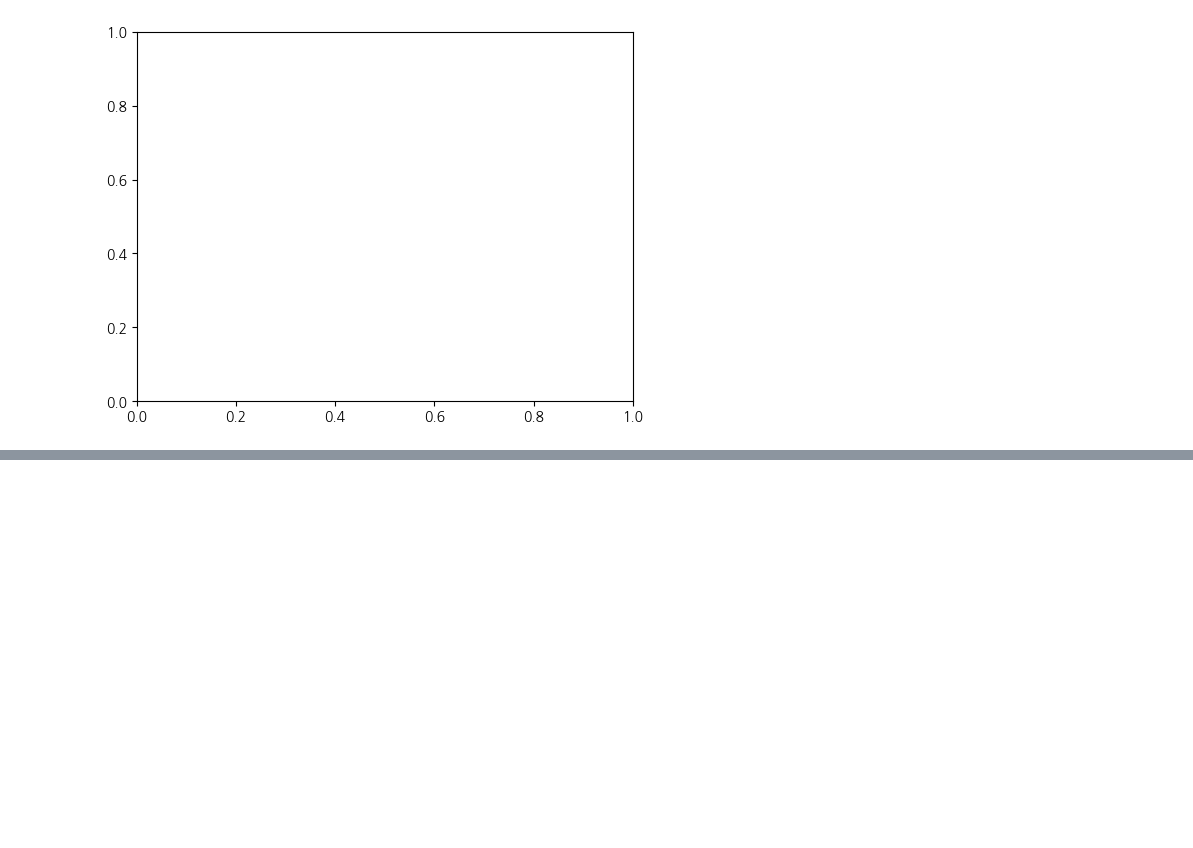
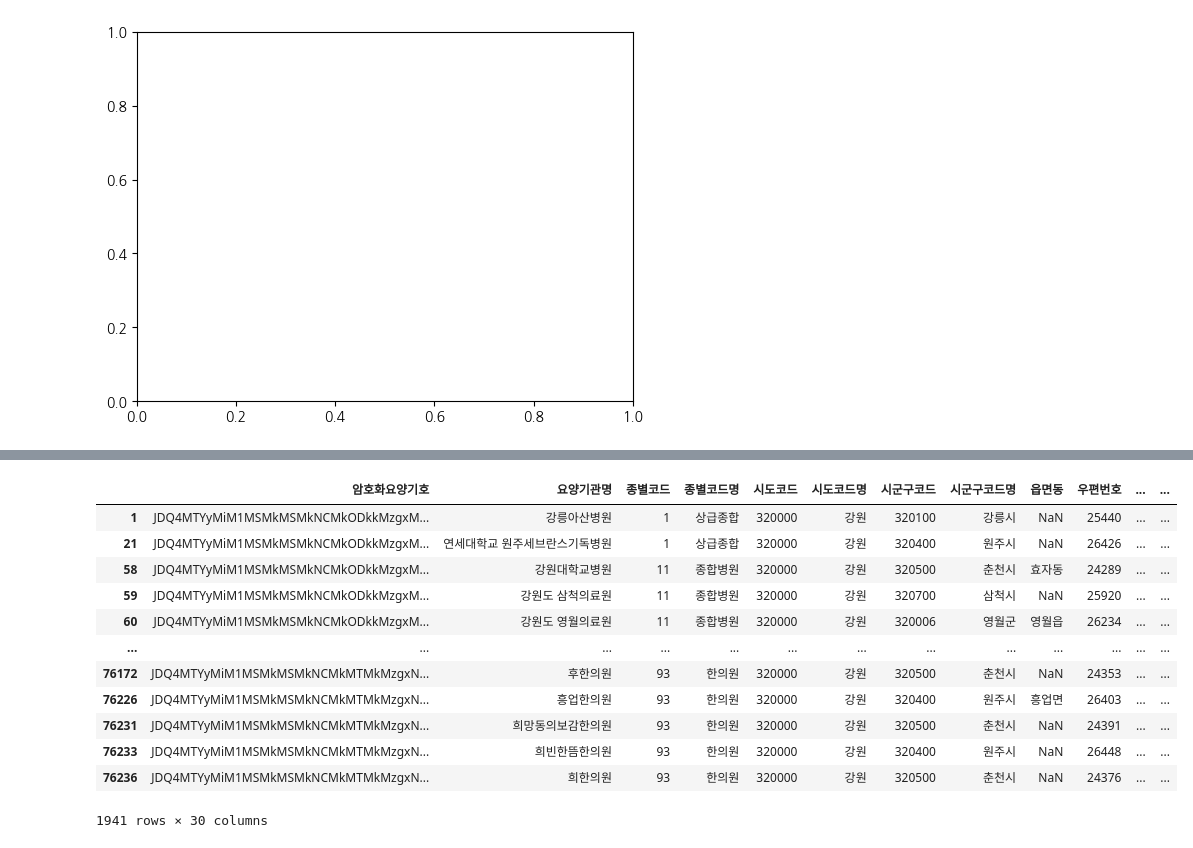
Before and after one commit to qooqookeke/car_greenhouse_gas, a Jupyter notebook: hospital.ipynb, the cells around one changed output, grey strips where cells are left out. Drawn from its saved outputs; the diff is of its cells as text; code cells hidden in the pictures; blank space fills up the shorter version.

```diff
--- a/hospital.ipynb
+++ b/hospital.ipynb
@@ -1316,0 +1351,16 @@ TypeError: ufunc 'isfinite' not supported for the input types, and the inputs co
+# %%
+df.loc[df['시도코드명'].isin(['강원'])]
+# %% [output]
+|  | 암호화요양기호 | 요양기관명 | 종별코드 | 종별코드명 | 시도코드 | 시도코드명 | 시군구코드 | 시군구코드명 | 읍면동 | 우편번호 | ... | ... |
+| 1 | JDQ4MTYyMiM1MSMkMSMkNCMkODkkMzgxM... | 강릉아산병원 | 1 | 상급종합 | 320000 | 강원 | 320100 | 강릉시 | NaN | 25440 | ... | ... |
+| 21 | JDQ4MTYyMiM1MSMkMSMkNCMkODkkMzgxM... | 연세대학교 원주세브란스기독병원 | 1 | 상급종합 | 320000 | 강원 | 320400 | 원주시 | NaN | 26426 | ... | ... |
+| 58 | JDQ4MTYyMiM1MSMkMSMkNCMkODkkMzgxM... | 강원대학교병원 | 11 | 종합병원 | 320000 | 강원 | 320500 | 춘천시 | 효자동 | 24289 | ... | ... |
+| 59 | JDQ4MTYyMiM1MSMkMSMkNCMkODkkMzgxM... | 강원도 삼척의료원 | 11 | 종합병원 | 320000 | 강원 | 320700 | 삼척시 | NaN | 25920 | ... | ... |
+| 60 | JDQ4MTYyMiM1MSMkMSMkNCMkODkkMzgxM... | 강원도 영월의료원 | 11 | 종합병원 | 320000 | 강원 | 320006 | 영월군 | 영월읍 | 26234 | ... | ... |
+| ... | ... | ... | ... | ... | ... | ... | ... | ... | ... | ... | ... | ... |
+| 76172 | JDQ4MTYyMiM1MSMkMSMkNCMkMTMkMzgxN... | 후한의원 | 93 | 한의원 | 320000 | 강원 | 320500 | 춘천시 | NaN | 24353 | ... | ... |
+| 76226 | JDQ4MTYyMiM1MSMkMSMkNCMkMTMkMzgxN... | 흥업한의원 | 93 | 한의원 | 320000 | 강원 | 320400 | 원주시 | 흥업면 | 26403 | ... | ... |
+| 76231 | JDQ4MTYyMiM1MSMkMSMkNCMkMTMkMzgxN... | 희망동의보감한의원 | 93 | 한의원 | 320000 | 강원 | 320500 | 춘천시 | NaN | 24391 | ... | ... |
+| 76233 | JDQ4MTYyMiM1MSMkMSMkNCMkMTMkMzgxN... | 희빈한뜸한의원 | 93 | 한의원 | 320000 | 강원 | 320400 | 원주시 | NaN | 26448 | ... | ... |
+| 76236 | JDQ4MTYyMiM1MSMkMSMkNCMkMTMkMzgxN... | 희한의원 | 93 | 한의원 | 320000 | 강원 | 320500 | 춘천시 | NaN | 24376 | ... | ... |
+1941 rows × 30 columns
```
Also changed, not shown: parts of 6 cells of this notebook, 1 other file.
